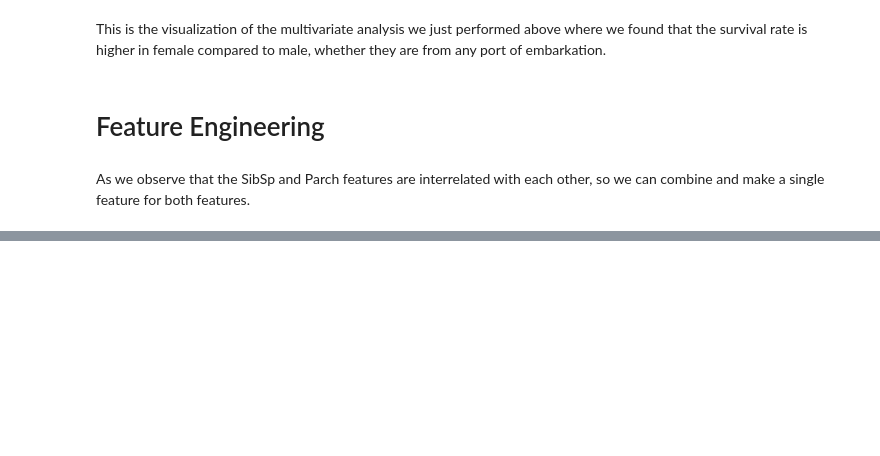
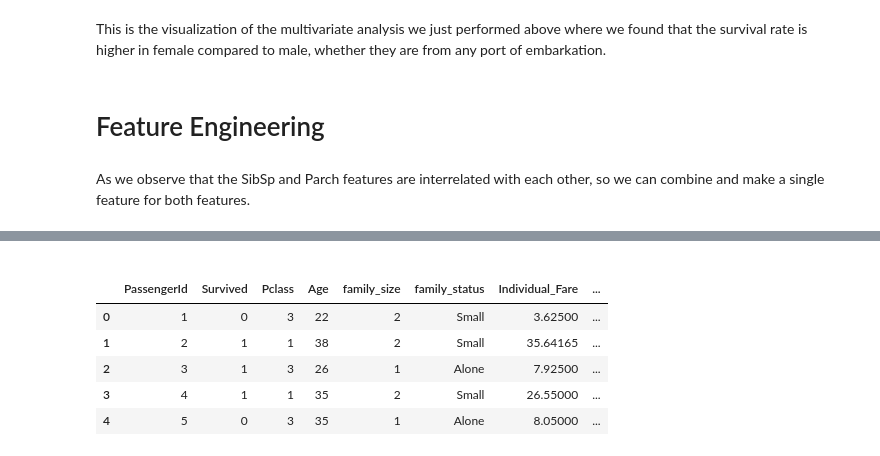
Before and after one commit to niteshpantha/titanic_data, a Jupyter notebook: titanic_analysis.ipynb, the cells around one changed output, grey strips where cells are left out. Saved outputs shown, nothing was run; the diff lists cells and outputs as text; code cells hidden in the pictures; blank space fills up the shorter version.

```diff
--- a/titanic_analysis.ipynb
+++ b/titanic_analysis.ipynb
@@ -787,0 +825,35 @@ memory usage: 38.9 KB
+# %% [markdown]
+<!-- We can use ethier below code or the above code, both works. But we re-write again and use below code for future when we have many values in our features -->
+# %%
+# Create an instance of OneHotEncoder
+cat_encoded = OneHotEncoder()
+
+# Reshape the 'family_size' column to a 2D array
+cat_encoded_reshaped = df_train['Embarked'].values.reshape(-1, 1)
+
+# Fit and transform the reshaped data using OneHotEncoder
+cat_encoded_1hot = cat_encoded.fit_transform(cat_encoded_reshaped)
+
+# Convert the result to a dense NumPy array
+cat_encoded_1hot_toarray = cat_encoded_1hot.toarray()
+
+# Create a DataFrame with the one-hot encoded values
+encoded_df = pd.DataFrame(cat_encoded_1hot_toarray, columns=cat_encoded.get_feature_names_out(['Embarked']))
+
+# Concatenate the encoded DataFrame with the original DataFrame
+df_train_encoded = pd.concat([df_train, encoded_df], axis=1)
+
+# Drop the original 'family_size' column
+df_train_encoded.drop(['Embarked'], axis=1, inplace=True)
+
+# # Display the encoded DataFrame
+# print(df_train_encoded)
+# %%
+df_train_encoded[:5]
+# %% [output]
+|  | PassengerId | Survived | Pclass | Age | family_size | family_status | Individual_Fare | ... |
+| 0 | 1 | 0 | 3 | 22 | 2 | Small | 3.62500 | ... |
+| 1 | 2 | 1 | 1 | 38 | 2 | Small | 35.64165 | ... |
+| 2 | 3 | 1 | 3 | 26 | 1 | Alone | 7.92500 | ... |
+| 3 | 4 | 1 | 1 | 35 | 2 | Small | 26.55000 | ... |
+| 4 | 5 | 0 | 3 | 35 | 1 | Alone | 8.05000 | ... |
```
Also changed, not shown: parts of 65 cells of this notebook.
